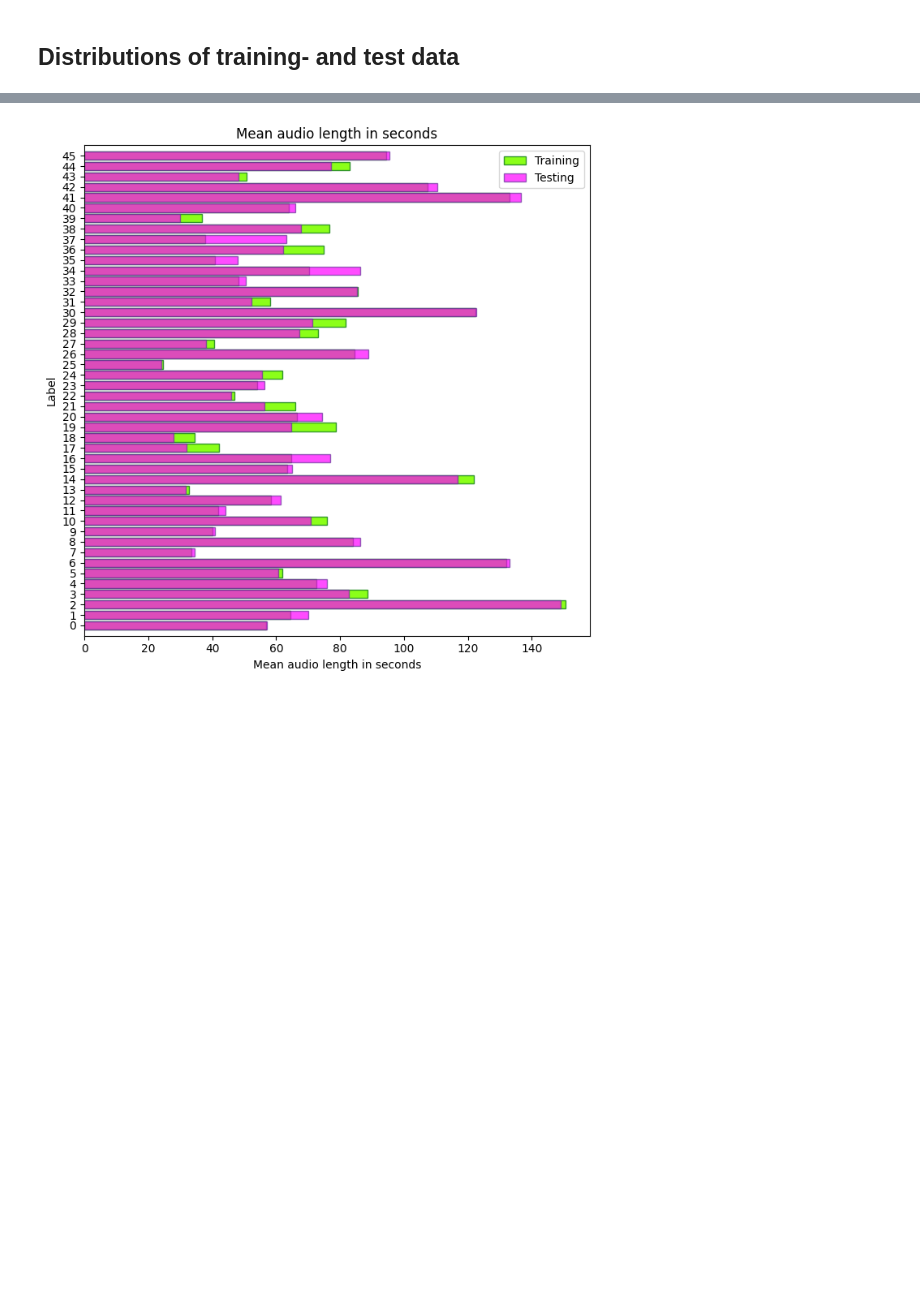
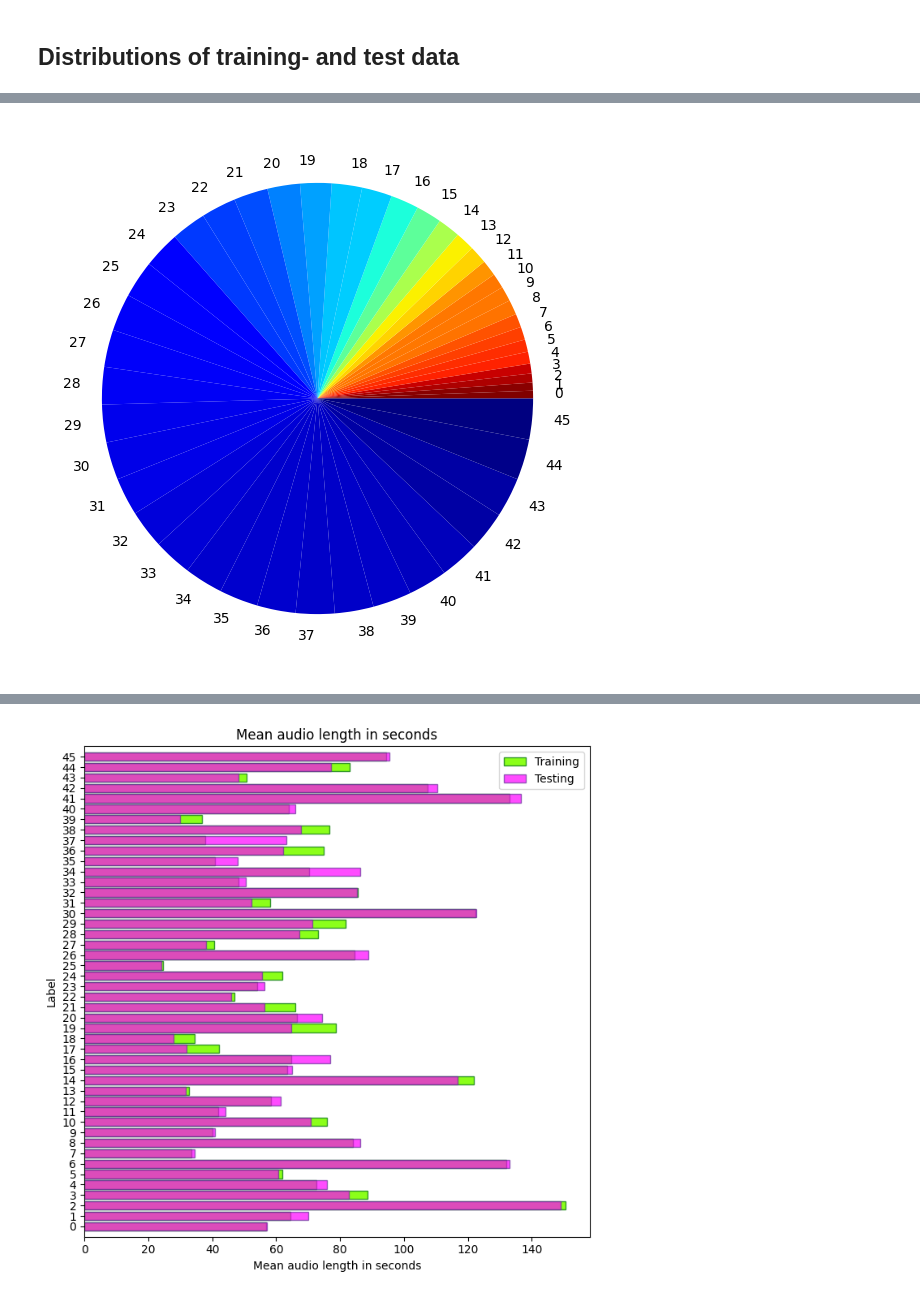
Before and after one commit to lukas-bert/CNN-based-Bird-Audio-Classification, a Jupyter notebook: workflow/notebooks/plots.ipynb, the cells around one changed output, grey strips where cells are left out. Saved outputs shown, nothing was run; the diff lists cells and outputs as text; code cells hidden in the pictures; blank space fills up the shorter version.

```diff
--- a/workflow/notebooks/plots.ipynb
+++ b/workflow/notebooks/plots.ipynb
@@ -67,3 +67,16 @@ plt.savefig("../../plots/class_distributions.pdf")
+# %%
+import matplotlib.colors as mcolors
+sort_counts = np.sort(counts_train)
+sort_label = label_train[np.argsort(counts_train)]
+norm = mcolors.Normalize(vmin=min(counts_train), vmax=max(counts_train))
+import matplotlib.cm as cm
+cmap = cm.get_cmap('jet_r')
+colors = cmap(norm(sort_counts))
+
+fig, ax = plt.subplots(figsize = (7,7))
+ax.pie(sort_counts, labels=label_train, colors = colors, labeldistance = 1.1);
+# %% [output]
+[figure, added]
 # %%
 length_test = df_test.groupby("label")["length_seconds"].sum()
 label_test = length_test.index
```
Also changed, not shown: parts of 13 cells of this notebook, 49 other files.
